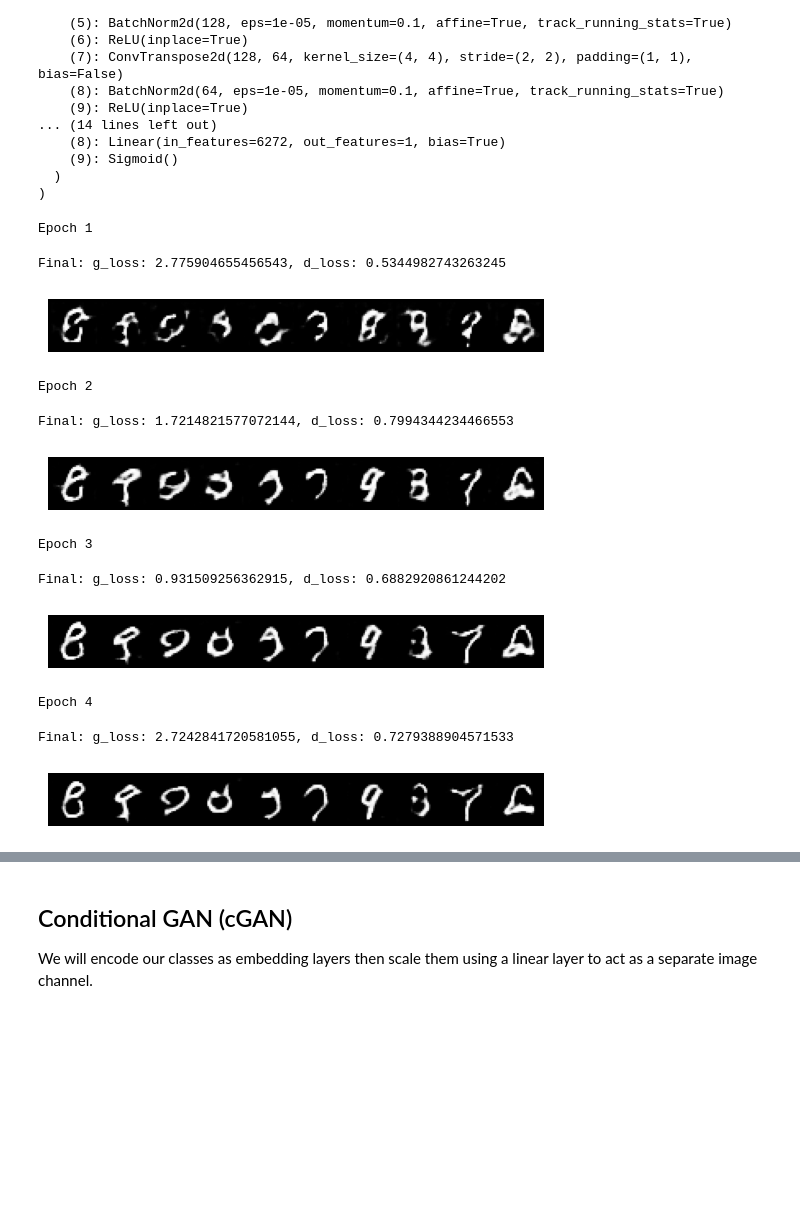
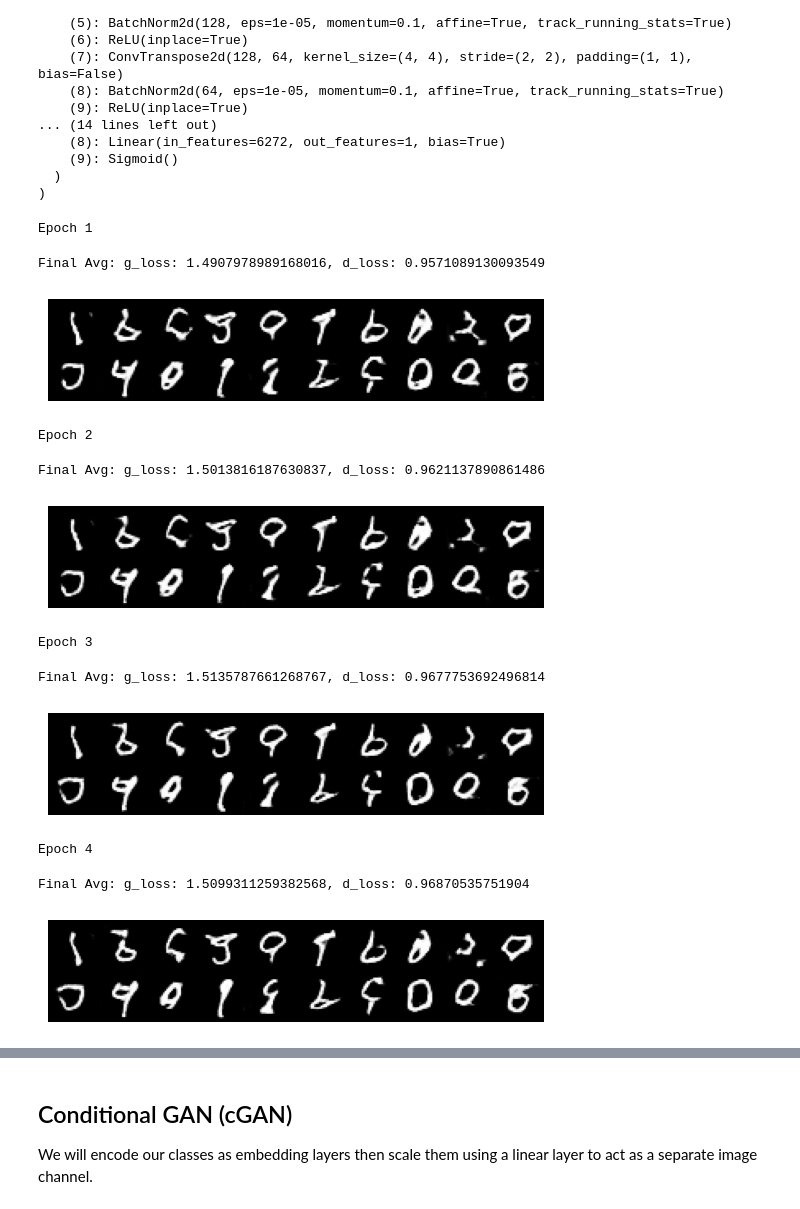
Before and after one commit to TeeJayBaker/SonyCSL, a Jupyter notebook: ASSIGNMENT_TOM_BAKER.ipynb, the cells around one changed output, grey strips where cells are left out. Cells and saved outputs as stored; diff of their text form; code cells hidden in the pictures; blank space fills up the shorter version.

```diff
--- a/ASSIGNMENT_TOM_BAKER.ipynb
+++ b/ASSIGNMENT_TOM_BAKER.ipynb
@@ -85,7 +127,7 @@ class Discriminator(nn.Module):
             nn.Flatten(),
             nn.Dropout(0.4),
             nn.Linear(hidden_dim * 2 * 7 * 7, 1),
-            nn.Sigmoid()
+            nn.Sigmoid(),
         )
 
     def forward(self, x):
@@ -145,53 +190,90 @@ def gen_train_step(batch_size, gen, dis, genoptimiser, loss):
+# %%
+def gen_train_step(batch_size, gen, dis, gen_optimiser, loss):
+    # Clear Gradients
+    gen_optimiser.zero_grad()
+
+    # Generate labels
+    real_vals = torch.full((batch_size,), real_val, dtype=torch.float, device=device)
+
+    # Train on Fake Data
+    noise = torch.randn(batch_size, 100, device=device)
+    fake = gen(noise)
+    validity = dis(fake).squeeze(-1)
+    g_loss = loss(validity, real_vals)
+
+    # Update Weights
+    g_loss.backward()
+    gen_optimiser.step()
+    return g_loss.item()
 # %%
 # total number of epochs to train the model
-num_epochs = 10
+num_epochs = 25
 
 # constant inputs for visualisation
-test_noise = torch.randn(10, 100, device=device)
+test_noise = torch.randn(20, 100, device=device)
 
 # optimisers
 lr = 0.0002
 dis_optimiser = torch.optim.Adam(discriminator.parameters(), lr=lr, betas=(0.5, 0.999))
 gen_optimiser = torch.optim.Adam(generator.parameters(), lr=lr, betas=(0.5, 0.999))
 
-# Loss function
-loss = nn.BCELoss()
-
 # Train the model
 for epoch in range(num_epochs):
     print(f"Epoch {epoch+1}")
-    cdis_loss_sum = 0
-    cgen_loss_sum = 0
+    dis_loss_sum = 0
+    gen_loss_sum = 0
     data_iter = tqdm(enumerate(dataloader), total=len(dataloader))
     for i, (images, label) in data_iter:
+        # Prepare batch
         real_img = images.to(device)
         generator.train()
         batch_size = real_img.shape[0]
-        dis_loss = dis_train_step(batch_size, generator, discriminator, dis_optimiser, loss, real_img)
-        gen_loss = gen_train_step(batch_size, generator, discriminator, gen_optimiser, loss)
+
+        # Train discriminator
+        dis_loss = dis_train_step(
+            batch_size, generator, discriminator, dis_optimiser, loss, real_img
+        )
+
+        # Train generator
+        gen_loss = gen_train_step(
+            batch_size, generator, discriminator, gen_optimiser, loss
+        )
+
+        # Update running loss
+        dis_loss_sum += dis_loss
+        gen_loss_sum += gen_loss
         if i % 50 == 0:
-            data_iter.set_description('g_loss: {}, d_loss: {}'.format(gen_loss, dis_loss))
+            data_iter.set_description(
+                "g_loss: {}, d_loss: {}".format(gen_loss, dis_loss)
+            )
 
     # average loss over epoch
-    print('Final: g_loss: {}, d_loss: {}'.format(gen_loss, dis_loss))
+    print(
+        "Final Avg: g_loss: {}, d_loss: {}".format(
+            gen_loss_sum / len(dataloader), dis_loss_sum / len(dataloader)
+        )
+    )
     generator.eval()
 
     # visualise generated images
     sample_images = generator(test_noise).cpu()
-    grid = torchvision.utils.make_grid(sample_images, nrow=10, padding=2, normalize=True).permute(1,2,0).numpy()
+    grid = (
+        torchvision.utils.make_grid(sample_images, nrow=10, padding=2, normalize=True)
+        .permute(1, 2, 0)
+    )
     plt.imshow(grid)
     plt.axis("off")
     plt.show()
 # %% [output]
 Epoch 1
-Final: g_loss: 2.775904655456543, d_loss: 0.5344982743263245
+Final Avg: g_loss: 1.4907978989168016, d_loss: 0.9571089130093549
-[figure, old version]
+[figure, new version]
 Epoch 2
-Final: g_loss: 1.7214821577072144, d_loss: 0.7994344234466553
+Final Avg: g_loss: 1.5013816187630837, d_loss: 0.9621137890861486
-[figure, old version]
+[figure, new version]
 Epoch 3
-Final: g_loss: 0.931509256362915, d_loss: 0.6882920861244202
+Final Avg: g_loss: 1.5135787661268767, d_loss: 0.9677753692496814
-[figure, old version]
+[figure, new version]
 Epoch 4
-Final: g_loss: 2.7242841720581055, d_loss: 0.7279388904571533
+Final Avg: g_loss: 1.5099311259382568, d_loss: 0.96870535751904
-[figure, old version]
+[figure, new version]
```
Also changed, not shown: parts of 20 cells of this notebook.
